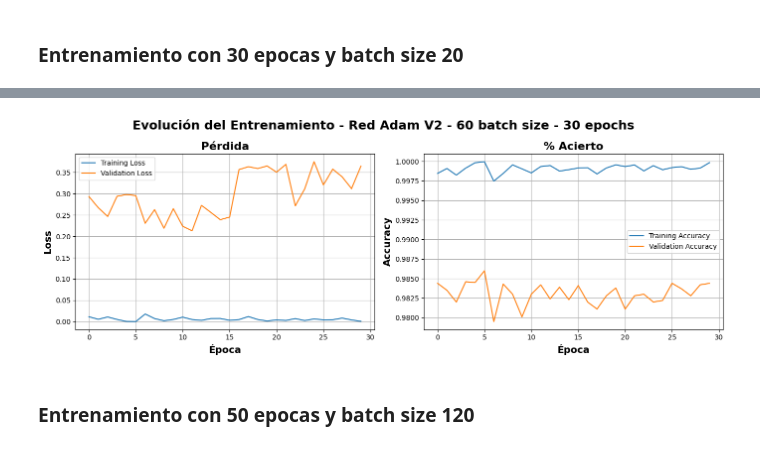
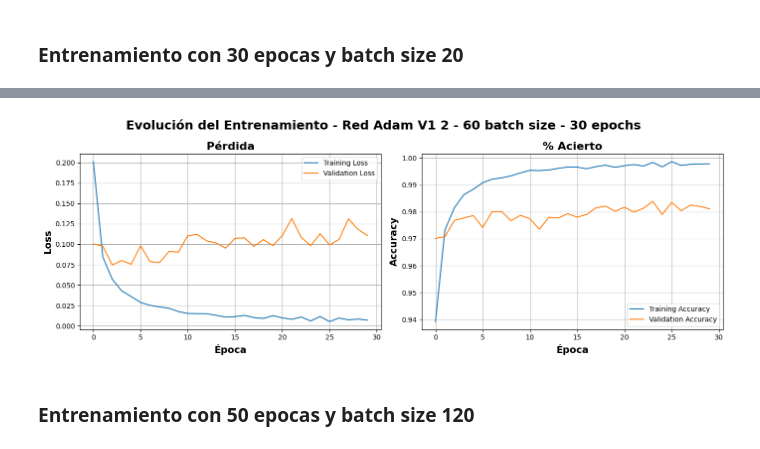
Before and after one commit to IJozk/DeepL, a Jupyter notebook: Copia_de_DLY0100_Entrega_1_Equipo_4.ipynb, the cells around one changed output, grey strips where cells are left out. Cells and saved outputs as stored; diff of their text form; code cells hidden in the pictures.

Commit message:
Se agregan mas pruebas con dropout y activadores

```diff
--- a/Copia_de_DLY0100_Entrega_1_Equipo_4.ipynb
+++ b/Copia_de_DLY0100_Entrega_1_Equipo_4.ipynb
@@ -235,7 +237,7 @@ def crear_red_neuronal(
     N,                          # Dimension de entrada
     C,                          # Neuronas de salida (clases)
     activaciones,               # Lista de funciones de activación por capa (ej: ['relu', 'relu', 'relu', 'softmax'])
-    neuronas=[1024, 512, 256],  # Neuronas por capa oculta (por defecto: [1024, 512, 256])
+    neuronas=[512, 256, 128],  # Neuronas por capa oculta (por defecto: [1024, 512, 256])
     dropout=None,               # None o lista de tasas de dropout por capa (ej: [0.2, 0.3, 0.1])
     nombre="Red_Personalizada"  # Nombre de la red
 ):
@@ -372,6 +388,20 @@ plot_history(hist_redadamv1_1, name_model="Red Neuronal Adam V1 - 30 epochs - 20
 # %%
-## Compilacion de la red para resetear pesos
-red_adamv1.compile(
+neuronas=[512, 256, 128]
+
+activaciones = ['relu', 'relu', 'relu', 'softmax']  # Activaciones por capa
+nombre_red = "Red_Neuronal_Adam_V1_2"
+
+## Crear red
+red_adamv1_2 = crear_red_neuronal(
+    N=N,
+    C=C,
+    neuronas=neuronas,
+    activaciones=activaciones,
+    dropout=None,
+    nombre=nombre_red
+)
+
+red_adamv1_2.compile(
     loss= 'categorical_crossentropy',
     optimizer='adam',
     metrics=['accuracy']
@@ -379,7 +409,7 @@ red_adamv1.compile(
 
 
 ## Entrenamiento de la red
-hist_redadamv1_2 = red_adamv1.fit(
+hist_redadamv1_2 = red_adamv1_2.fit(
         X_train, y_train,
         epochs=30,
         batch_size=60,
@@ -407,6 +437,6 @@ Epoch 30/30
 # %%
-plot_history(hist_redadamv1_2, name_model="Red Adam V2 - 60 batch size - 30 epochs")
+plot_history(hist_redadamv1_2, name_model="Red Adam V1 2 - 60 batch size - 30 epochs")
 # %% [output]
-[figure, old version]
+[figure, new version]
 # %% [markdown]
 ### Entrenamiento con 50 epocas y batch size 120
```
Also changed, not shown: parts of 45 cells of this notebook, 5 other files.
